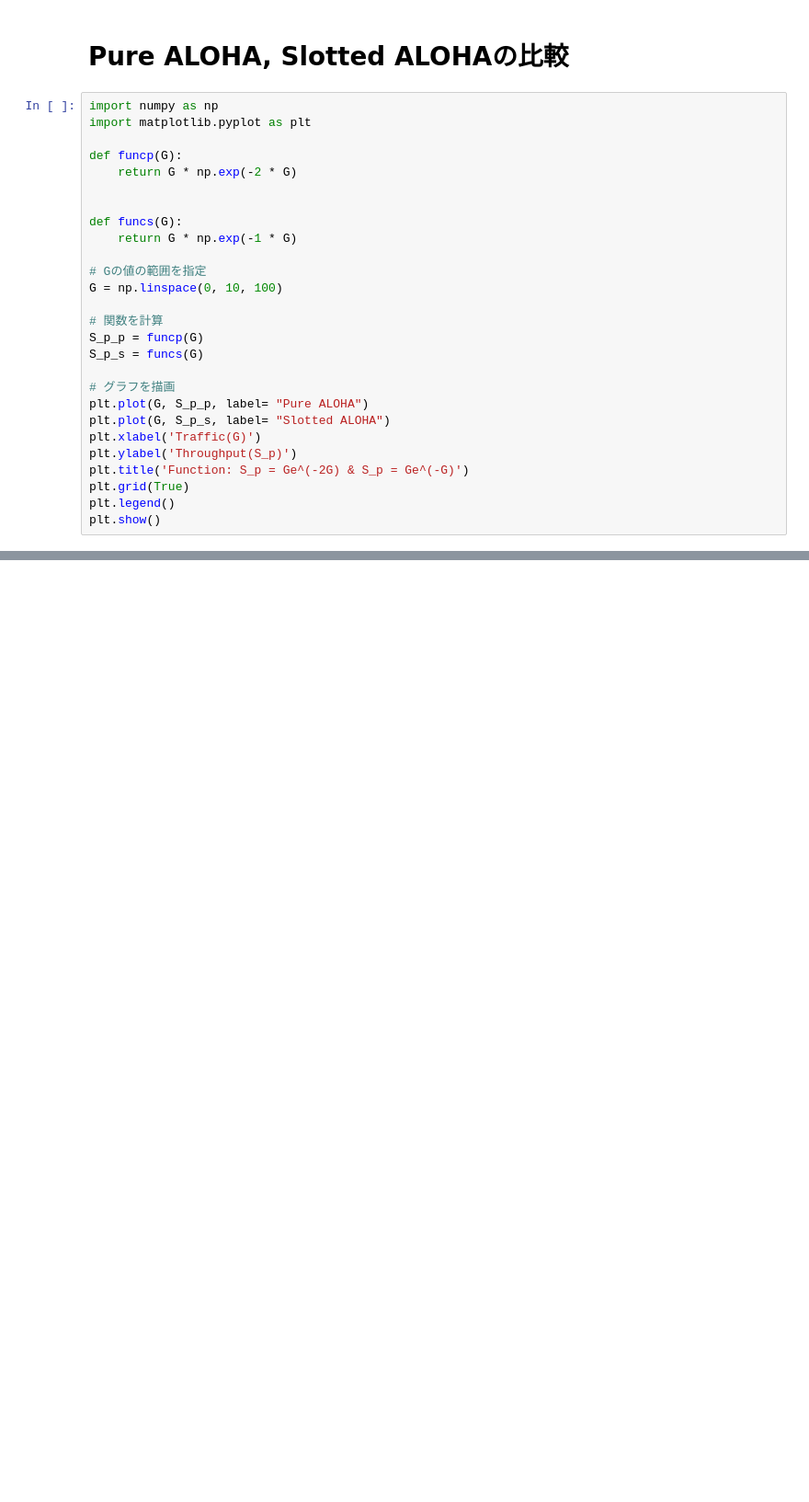
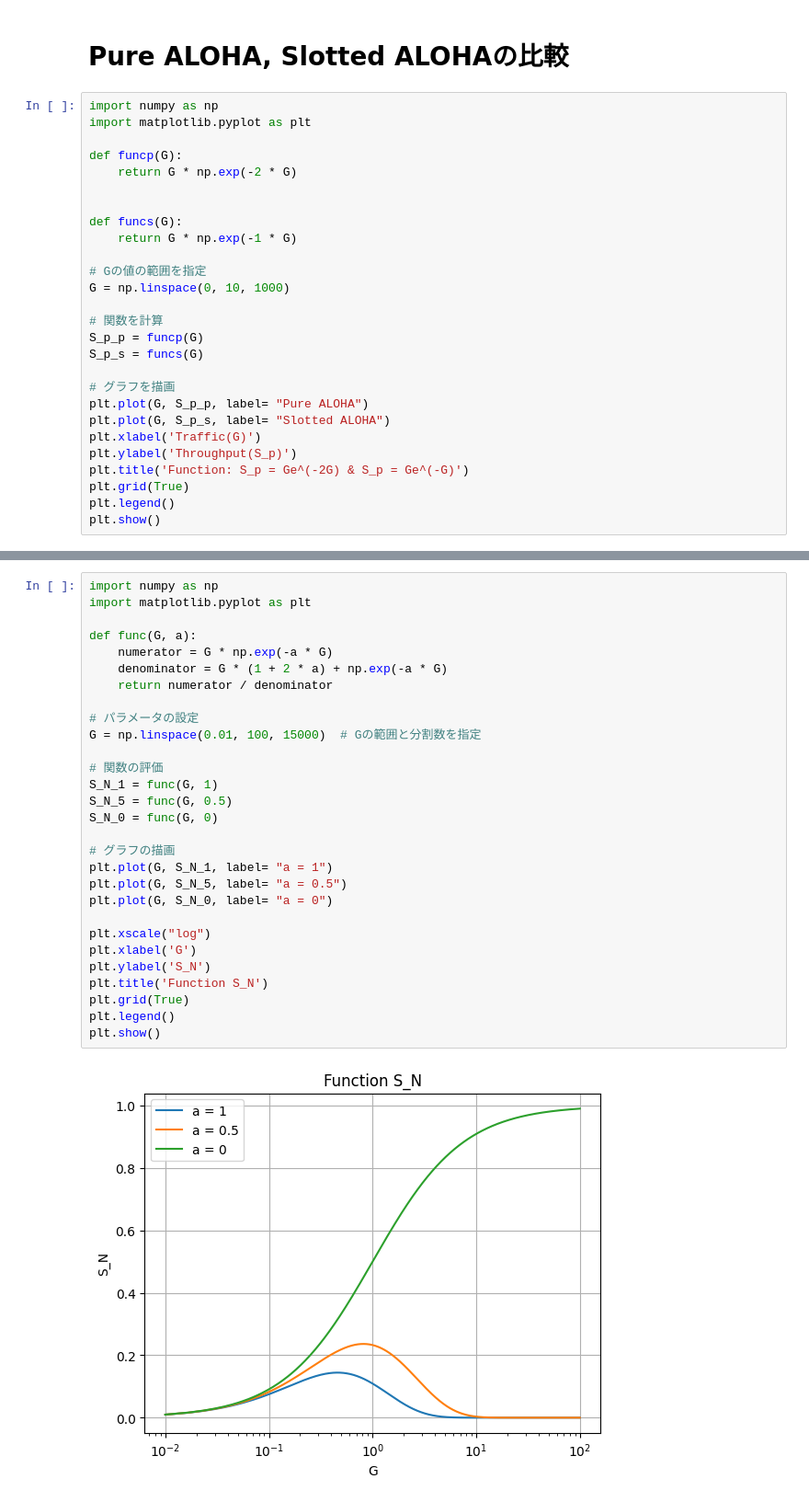
Before and after one commit to ryoww/seminar, a Jupyter notebook: telecomminucation/graph.ipynb, the cells around one changed output, grey strips where cells are left out. Shown at 92% size. Drawn from its saved outputs; the diff is of its cells as text; blank space fills up the shorter version.

```diff
--- a/telecomminucation/graph.ipynb
+++ b/telecomminucation/graph.ipynb
@@ -62,7 +70,7 @@ def funcs(G):
     return G * np.exp(-1 * G)
 
 # Gの値の範囲を指定
-G = np.linspace(0, 10, 100)
+G = np.linspace(0, 10, 1000)
 
 # 関数を計算
 S_p_p = funcp(G)
@@ -81,0 +92,31 @@ plt.show()
+# %%
+import numpy as np
+import matplotlib.pyplot as plt
+
+def func(G, a):
+    numerator = G * np.exp(-a * G)
+    denominator = G * (1 + 2 * a) + np.exp(-a * G)
+    return numerator / denominator
+
+# パラメータの設定
+G = np.linspace(0.01, 100, 15000)  # Gの範囲と分割数を指定
+
+# 関数の評価
+S_N_1 = func(G, 1)
+S_N_5 = func(G, 0.5)
+S_N_0 = func(G, 0)
+
+# グラフの描画
+plt.plot(G, S_N_1, label= "a = 1")
+plt.plot(G, S_N_5, label= "a = 0.5")
+plt.plot(G, S_N_0, label= "a = 0")
+
+plt.xscale("log")
+plt.xlabel('G')
+plt.ylabel('S_N')
+plt.title('Function S_N')
+plt.grid(True)
+plt.legend()
+plt.show()
+# %% [output]
+[figure, added]
```
Also changed, not shown: parts of 5 cells of this notebook, 7 other files.
